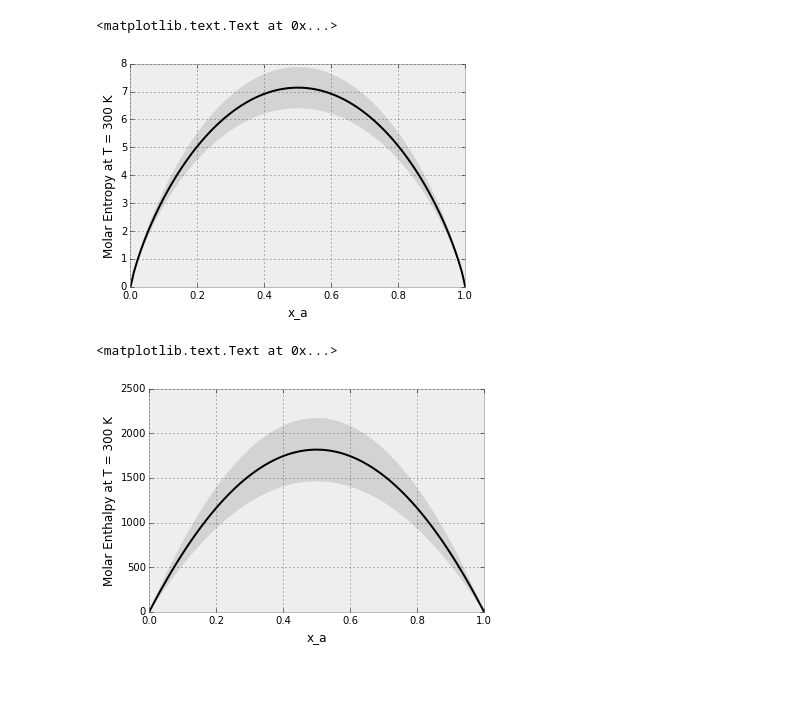
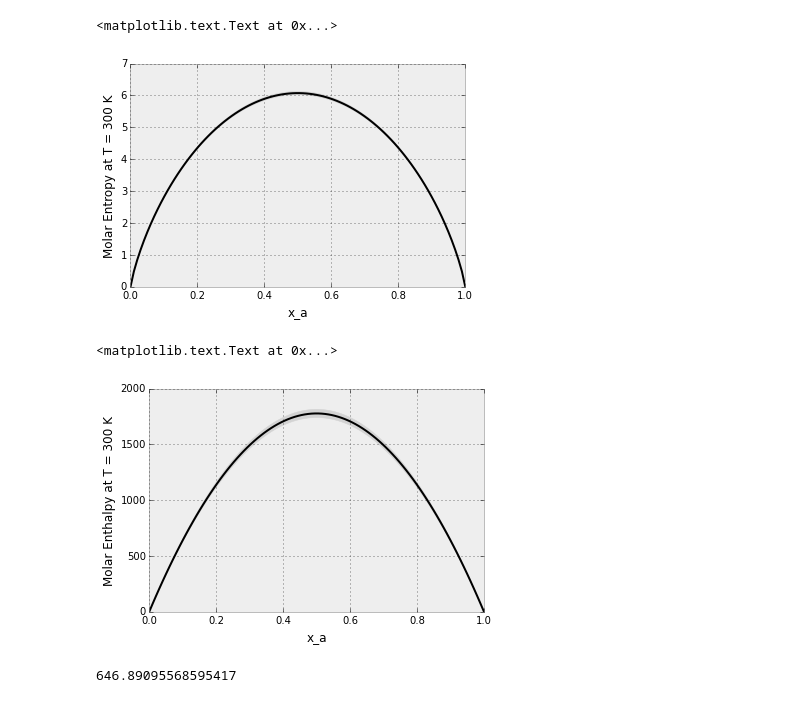
Before and after one commit to pycalphad/pycalphad, a Jupyter notebook: research/PyMC.ipynb, the cells around one changed output. Drawn from its saved outputs; the diff is of its cells as text; code cells hidden in the pictures.

```diff
--- a/research/PyMC.ipynb
+++ b/research/PyMC.ipynb
@@ -111,7 +124,7 @@ plt.ylabel('Molar Gibbs Energy at T = {} K'.format(temp))
 # %%
 S_ex_tr, H_ex_tr = (S_ex.trace(), H_ex.trace())
 xfit = np.linspace(1e-8, 1.-1e-8, 100)
-yfit = entropy(H_ex_tr[:, None], S_ex_tr[:, None], temp, xfit, 1-xfit)
+yfit = entropy(H_ex_tr[:, None], S_ex_tr[:, None], L2_ex, temp, xfit, 1-xfit)
 mu = yfit.mean(axis=0)
 sig = 2 * yfit.std(axis=0)
 plt.plot(xfit, mu, '-k')
@@ -121,18 +134,22 @@ plt.xlabel('x_a')
 plt.ylabel('Molar Entropy at T = {} K'.format(temp))
 # %% [output]
 <matplotlib.text.Text at 0x...>
-[figure, old version]
+[figure, new version]
 # %%
 S_ex_tr, H_ex_tr = (S_ex.trace(), H_ex.trace())
 xfit = np.linspace(1e-8, 1.-1e-8, 100)
-yfit = enthalpy(H_ex_tr[:, None], S_ex_tr[:, None], temp, xfit, 1-xfit)
+yfit = enthalpy(H_ex_tr[:, None], S_ex_tr[:, None], L2_ex, temp, xfit, 1-xfit)
 mu = yfit.mean(axis=0)
 sig = 2 * yfit.std(axis=0)
 plt.plot(xfit, mu, '-k')
 plt.fill_between(xfit, mu - sig, mu + sig, color='lightgray')
 
 plt.xlabel('x_a')
 plt.ylabel('Molar Enthalpy at T = {} K'.format(temp))
 # %% [output]
 <matplotlib.text.Text at 0x...>
-[figure, old version]
+[figure, new version]
+# %%
+MDL._calc_bpic()
+# %% [output]
+646.89095568595417
```
Also changed, not shown: parts of 8 cells of this notebook.
